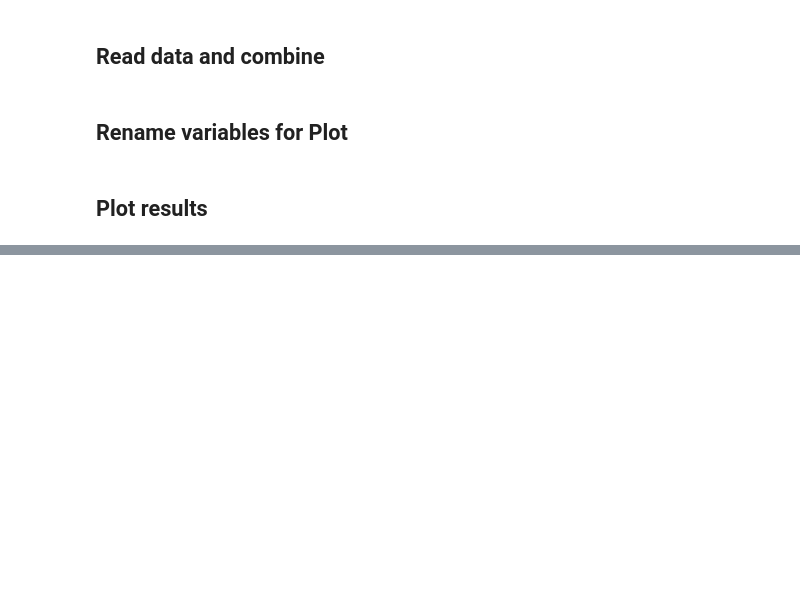
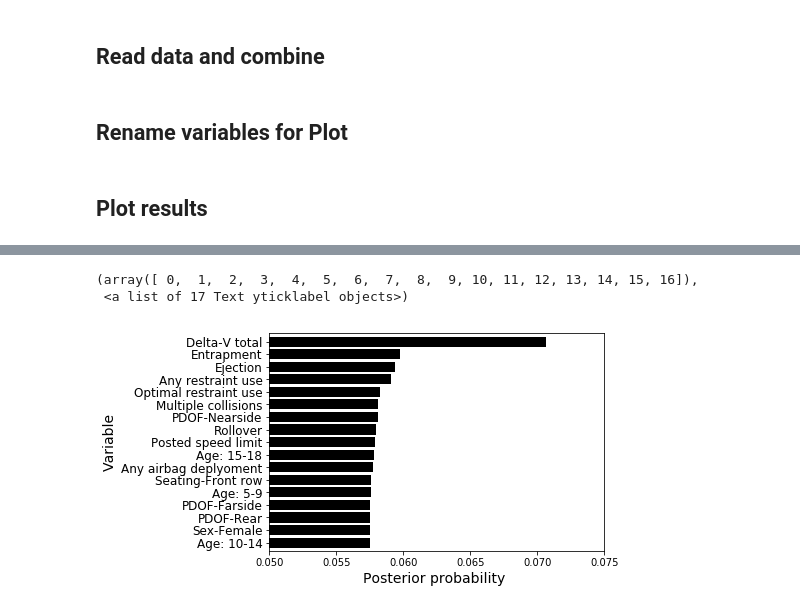
Before and after one commit to thartka/peds_mvc_triage, a Jupyter notebook: Code/400-Plot_posterior_prob.ipynb, the cells around one changed output, grey strips where cells are left out. Cells and saved outputs as stored; diff of their text form; code cells hidden in the pictures; blank space fills up the shorter version.

```diff
--- a/Code/400-Plot_posterior_prob.ipynb
+++ b/Code/400-Plot_posterior_prob.ipynb
@@ -89,0 +96,18 @@ Text(0.5,0,'Posterior probability ')
+# %%
+# add data to horizontal var plot
+fig = var_prob['ISS>=16'].plot(kind='barh',color=['black'], width=0.8)
+
+# set limits
+plt.xlim(0.05, 0.075)
+
+# format y-axis ticks
+#ax.xaxis.set_major_formatter(FormatStrFormatter('%.2f'))
+
+# add labels
+plt.ylabel('Variable',size=14)
+plt.xlabel('Posterior probability ',size=14)
+plt.yticks(fontsize=12)
+# %% [output]
+(array([ 0,  1,  2,  3,  4,  5,  6,  7,  8,  9, 10, 11, 12, 13, 14, 15, 16]),
+ <a list of 17 Text yticklabel objects>)
+[figure, added]
```
Also changed, not shown: parts of 4 cells of this notebook, 9 other files.
